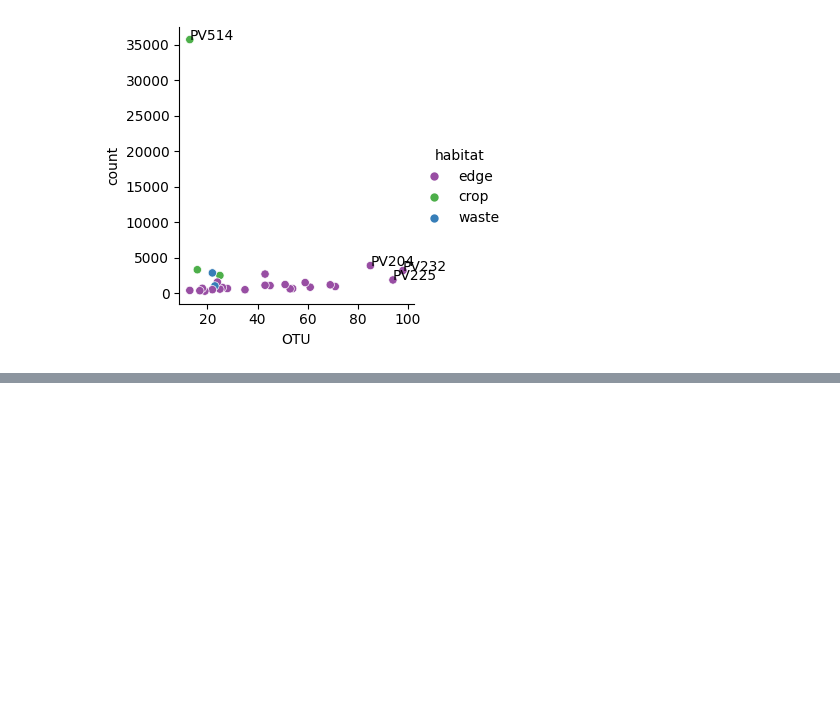
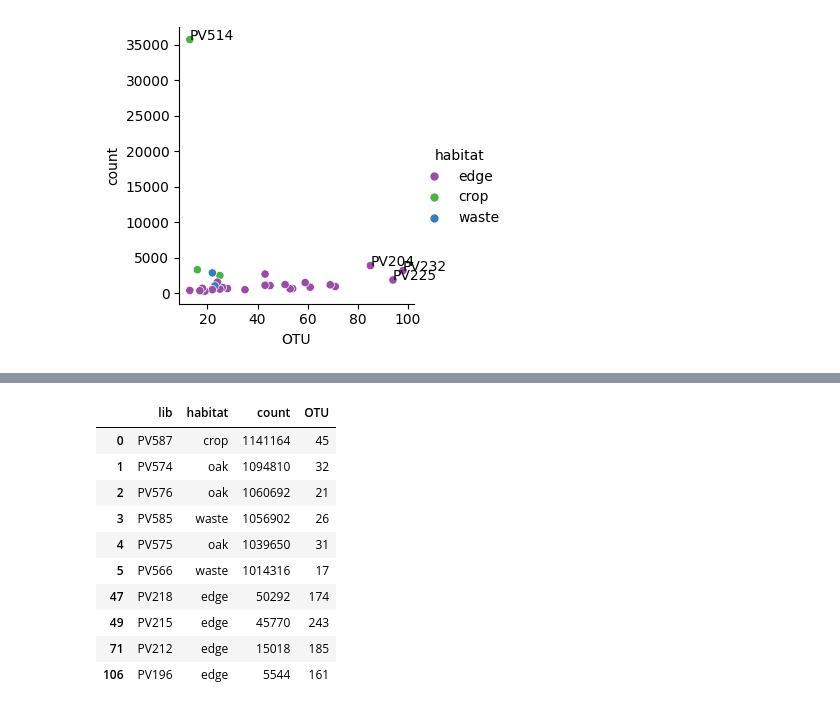
Before and after one commit to wilkinsonlab/miripvir25, a Jupyter notebook: notebooks/2025-02-25.16s-example-assessment.ipynb, the cells around one changed output, grey strips where cells are left out. Drawn from its saved outputs; the diff is of its cells as text; code cells hidden in the pictures; blank space fills up the shorter version.

```diff
--- a/notebooks/2025-02-25.16s-example-assessment.ipynb
+++ b/notebooks/2025-02-25.16s-example-assessment.ipynb
@@ -215,0 +250,14 @@ for i, row in PZSV_merge_df_byotus_bycounts.query('count > 10000 or OTU > 80').i
+# %%
+marco_counts_df_agg.query('count > 1000000 or OTU > 150')
+# %% [output]
+|  | lib | habitat | count | OTU |
+| 0 | PV587 | crop | 1141164 | 45 |
+| 1 | PV574 | oak | 1094810 | 32 |
+| 2 | PV576 | oak | 1060692 | 21 |
+| 3 | PV585 | waste | 1056902 | 26 |
+| 4 | PV575 | oak | 1039650 | 31 |
+| 5 | PV566 | waste | 1014316 | 17 |
+| 47 | PV218 | edge | 50292 | 174 |
+| 49 | PV215 | edge | 45770 | 243 |
+| 71 | PV212 | edge | 15018 | 185 |
+| 106 | PV196 | edge | 5544 | 161 |
```
Also changed, not shown: parts of 4 cells of this notebook, 4 other files.
